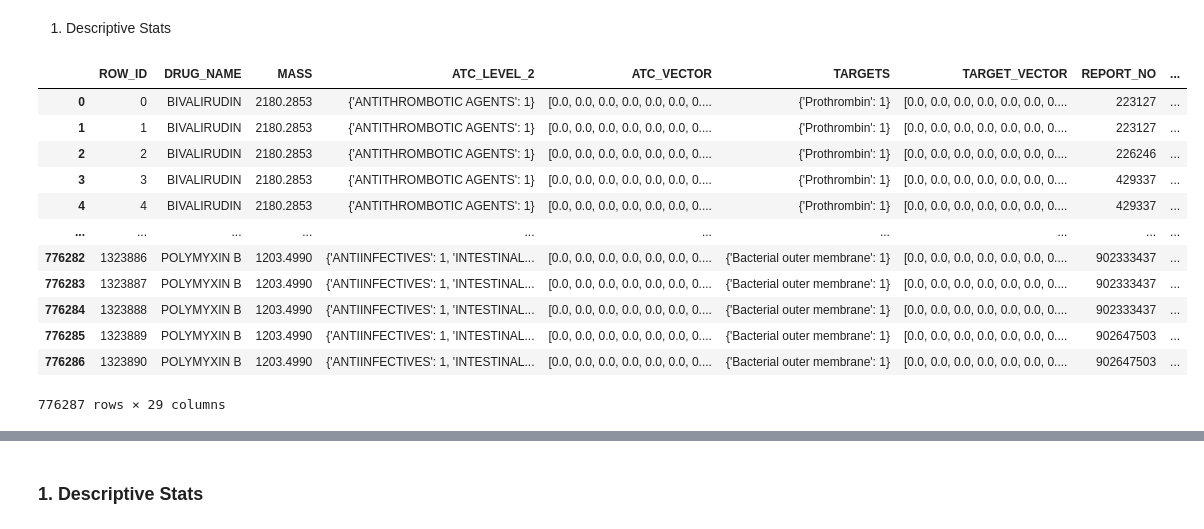
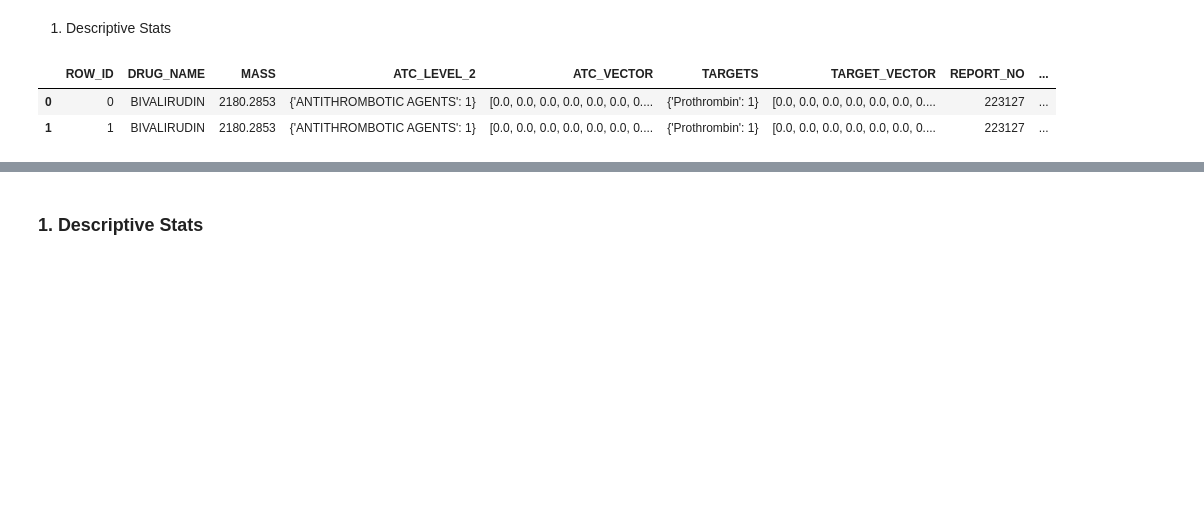
Before and after one commit to laetitiatam/ckme136, a Jupyter notebook: Explore CVADR.ipynb, the cells around one changed output, grey strips where cells are left out. Cells and saved outputs as stored; diff of their text form; code cells hidden in the pictures; blank space fills up the shorter version.

```diff
--- a/Explore CVADR.ipynb
+++ b/Explore CVADR.ipynb
@@ -19,20 +19,11 @@ This way it becomes a single binary classificiation problem.
 # %%
 data_dir = 'data\\'
 cvadr = pd.read_csv(data_dir + 'final_dataset.csv')
+cvadr.head(2)
 # %% [output]
 |  | ROW_ID | DRUG_NAME | MASS | ATC_LEVEL_2 | ATC_VECTOR | TARGETS | TARGET_VECTOR | REPORT_NO | ... |
 | 0 | 0 | BIVALIRUDIN | 2180.2853 | {'ANTITHROMBOTIC AGENTS': 1} | [0.0, 0.0, 0.0, 0.0, 0.0, 0.0, 0.... | {'Prothrombin': 1} | [0.0, 0.0, 0.0, 0.0, 0.0, 0.0, 0.... | 223127 | ... |
 | 1 | 1 | BIVALIRUDIN | 2180.2853 | {'ANTITHROMBOTIC AGENTS': 1} | [0.0, 0.0, 0.0, 0.0, 0.0, 0.0, 0.... | {'Prothrombin': 1} | [0.0, 0.0, 0.0, 0.0, 0.0, 0.0, 0.... | 223127 | ... |
-| 2 | 2 | BIVALIRUDIN | 2180.2853 | {'ANTITHROMBOTIC AGENTS': 1} | [0.0, 0.0, 0.0, 0.0, 0.0, 0.0, 0.... | {'Prothrombin': 1} | [0.0, 0.0, 0.0, 0.0, 0.0, 0.0, 0.... | 226246 | ... |
-| 3 | 3 | BIVALIRUDIN | 2180.2853 | {'ANTITHROMBOTIC AGENTS': 1} | [0.0, 0.0, 0.0, 0.0, 0.0, 0.0, 0.... | {'Prothrombin': 1} | [0.0, 0.0, 0.0, 0.0, 0.0, 0.0, 0.... | 429337 | ... |
-| 4 | 4 | BIVALIRUDIN | 2180.2853 | {'ANTITHROMBOTIC AGENTS': 1} | [0.0, 0.0, 0.0, 0.0, 0.0, 0.0, 0.... | {'Prothrombin': 1} | [0.0, 0.0, 0.0, 0.0, 0.0, 0.0, 0.... | 429337 | ... |
-| ... | ... | ... | ... | ... | ... | ... | ... | ... | ... |
-| 776282 | 1323886 | POLYMYXIN B | 1203.4990 | {'ANTIINFECTIVES': 1, 'INTESTINAL... | [0.0, 0.0, 0.0, 0.0, 0.0, 0.0, 0.... | {'Bacterial outer membrane': 1} | [0.0, 0.0, 0.0, 0.0, 0.0, 0.0, 0.... | 902333437 | ... |
-| 776283 | 1323887 | POLYMYXIN B | 1203.4990 | {'ANTIINFECTIVES': 1, 'INTESTINAL... | [0.0, 0.0, 0.0, 0.0, 0.0, 0.0, 0.... | {'Bacterial outer membrane': 1} | [0.0, 0.0, 0.0, 0.0, 0.0, 0.0, 0.... | 902333437 | ... |
-| 776284 | 1323888 | POLYMYXIN B | 1203.4990 | {'ANTIINFECTIVES': 1, 'INTESTINAL... | [0.0, 0.0, 0.0, 0.0, 0.0, 0.0, 0.... | {'Bacterial outer membrane': 1} | [0.0, 0.0, 0.0, 0.0, 0.0, 0.0, 0.... | 902333437 | ... |
-| 776285 | 1323889 | POLYMYXIN B | 1203.4990 | {'ANTIINFECTIVES': 1, 'INTESTINAL... | [0.0, 0.0, 0.0, 0.0, 0.0, 0.0, 0.... | {'Bacterial outer membrane': 1} | [0.0, 0.0, 0.0, 0.0, 0.0, 0.0, 0.... | 902647503 | ... |
-| 776286 | 1323890 | POLYMYXIN B | 1203.4990 | {'ANTIINFECTIVES': 1, 'INTESTINAL... | [0.0, 0.0, 0.0, 0.0, 0.0, 0.0, 0.... | {'Bacterial outer membrane': 1} | [0.0, 0.0, 0.0, 0.0, 0.0, 0.0, 0.... | 902647503 | ... |
-776287 rows × 29 columns
 # %%
 cvadr = cvadr.rename(columns={'Unnamed: 0': 'ROW_ID'})
 cvadr.head(3)
```
Also changed, not shown: parts of 55 cells of this notebook, 1 other file.
